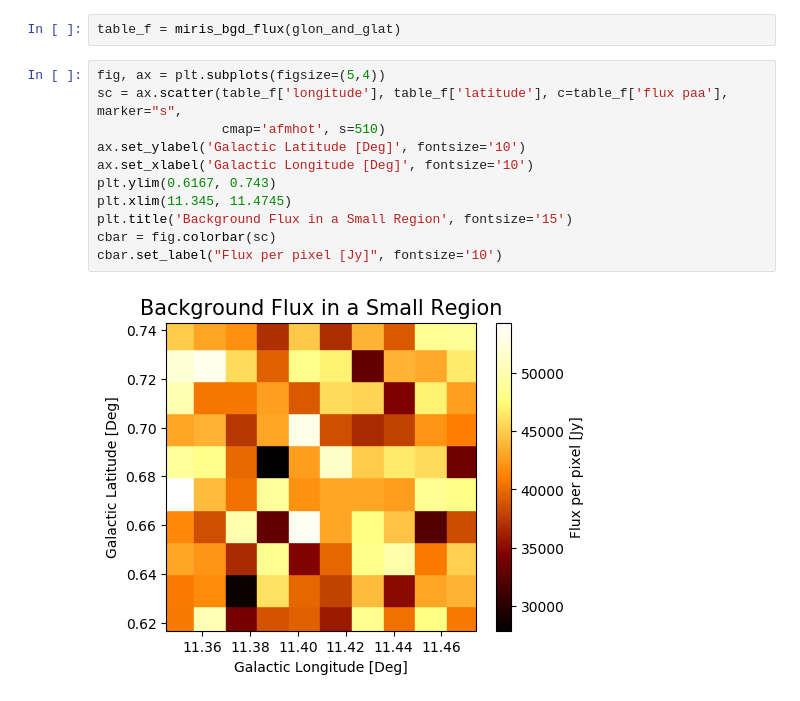
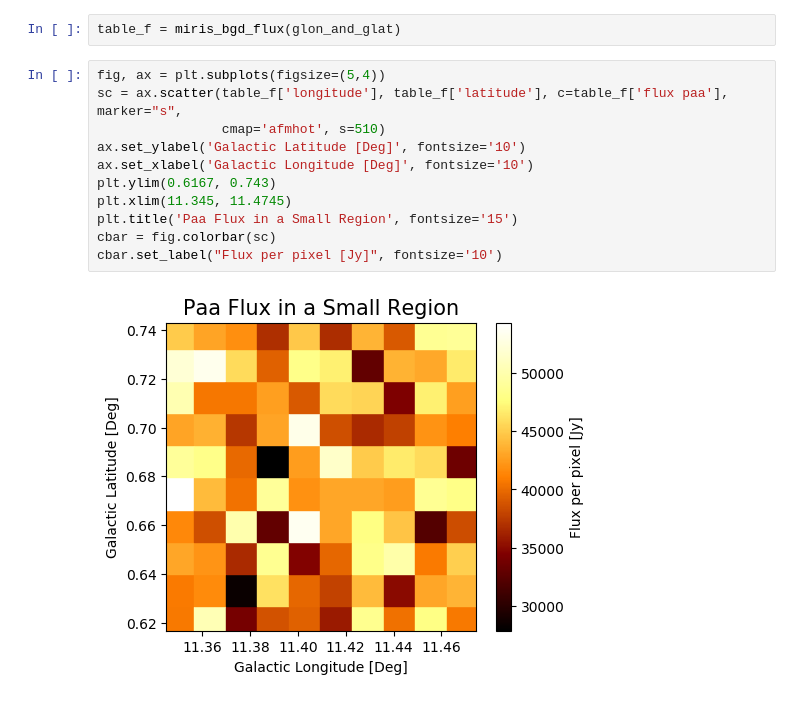
Before and after one commit to mjamesfero/PaschenAlphaModeling, a Jupyter notebook: sample section of MIRIS data.ipynb, the cells around one changed output. Saved outputs shown, nothing was run; the diff lists cells and outputs as text.

```diff
--- a/sample section of MIRIS data.ipynb
+++ b/sample section of MIRIS data.ipynb
@@ -14,13 +14,13 @@ table_f = miris_bgd_flux(glon_and_glat)
 # %%
 fig, ax = plt.subplots(figsize=(5,4))
 sc = ax.scatter(table_f['longitude'], table_f['latitude'], c=table_f['flux paa'], marker="s",
                 cmap='afmhot', s=510)
 ax.set_ylabel('Galactic Latitude [Deg]', fontsize='10')
 ax.set_xlabel('Galactic Longitude [Deg]', fontsize='10')
 plt.ylim(0.6167, 0.743)
 plt.xlim(11.345, 11.4745)
-plt.title('Background Flux in a Small Region', fontsize='15')
+plt.title('Paa Flux in a Small Region', fontsize='15')
 cbar = fig.colorbar(sc)
 cbar.set_label("Flux per pixel [Jy]", fontsize='10')
 # %% [output]
-[figure, old version]
+[figure, new version]
```
Also changed, not shown: parts of 4 cells of this notebook, 5 other files.
